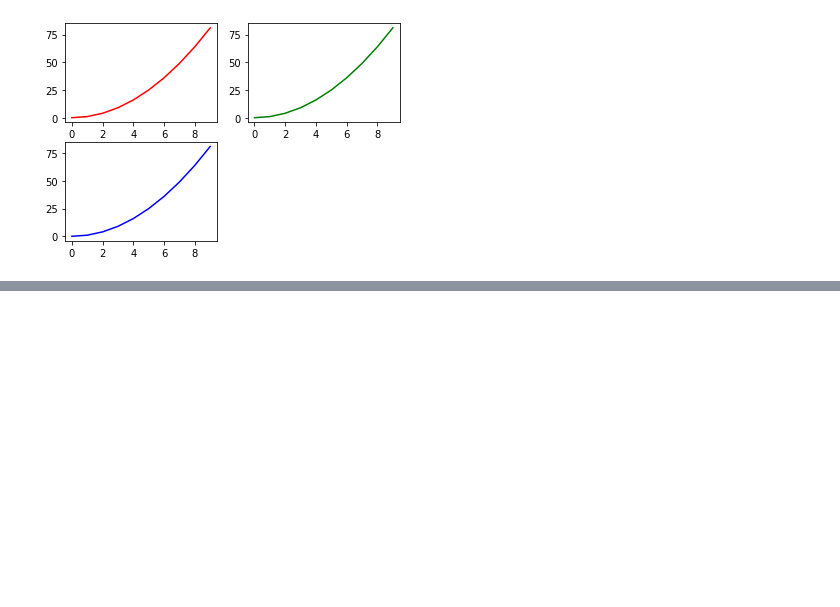
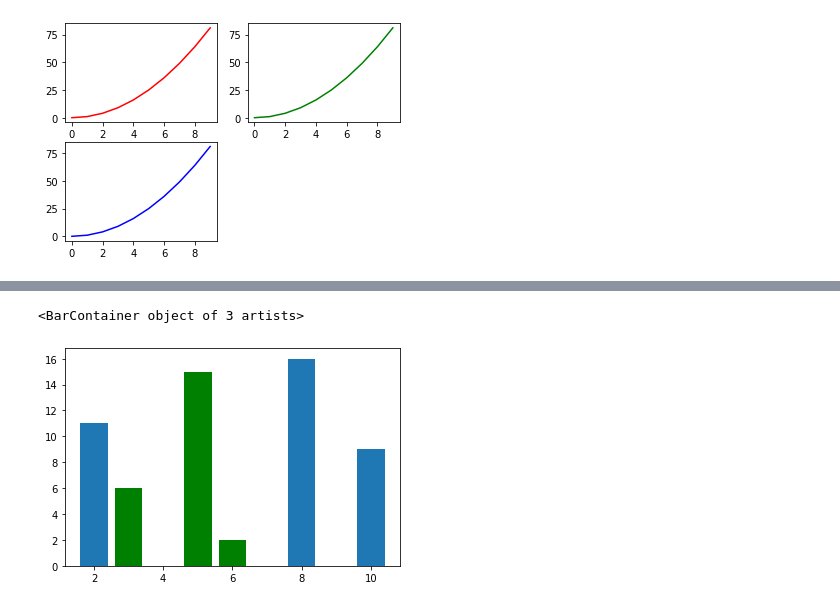
Before and after one commit to Pricillawilson/100DaysOfDS, a Jupyter notebook: Python-BrushUp.ipynb, the cells around one changed output, grey strips where cells are left out. Cells and saved outputs as stored; diff of their text form; code cells hidden in the pictures; blank space fills up the shorter version.

```diff
--- a/Python-BrushUp.ipynb
+++ b/Python-BrushUp.ipynb
@@ -625,0 +642,12 @@ plt.plot(x,y,'b')
+# %%
+x=[2,8,10]
+y=[11,16,9]
+
+x1 = [3,5,6]
+y1 = [6,15,2]
+
+plt.bar(x,y)
+plt.bar(x1,y1,color='g')
+# %% [output]
+<BarContainer object of 3 artists>
+[figure, added]
```
Also changed, not shown: parts of 5 cells of this notebook, 2 other files.
